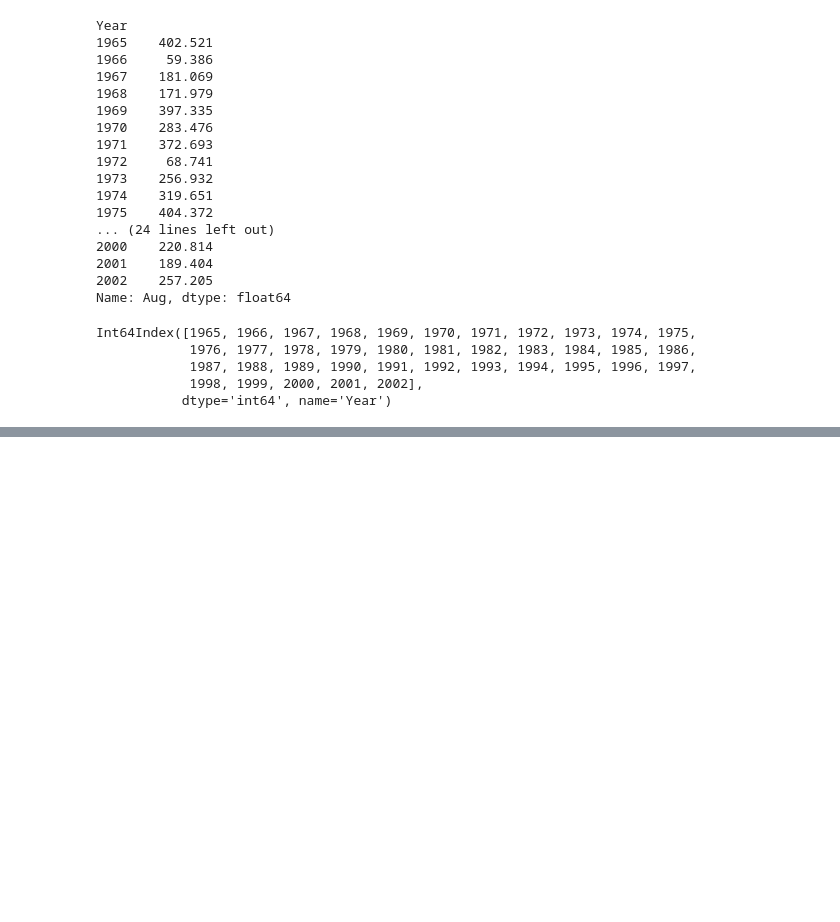
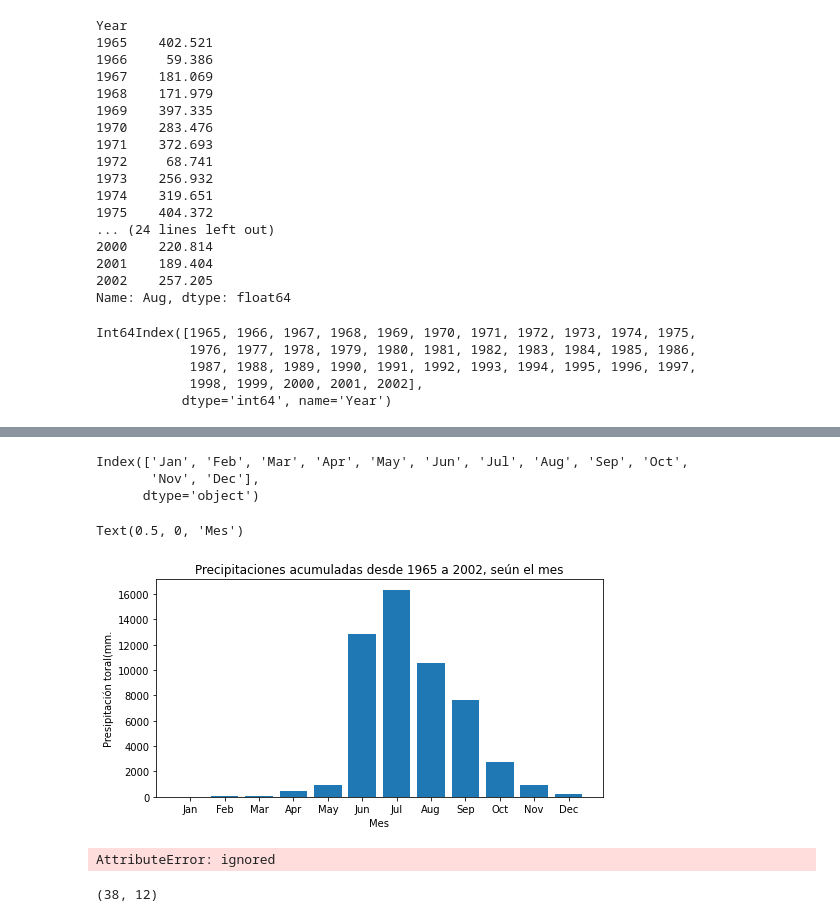
Before and after one commit to calosos/py_resumenes_codigos, a Jupyter notebook: Matplotlib.ipynb, the cells around one changed output, grey strips where cells are left out. Drawn from its saved outputs; the diff is of its cells as text; code cells hidden in the pictures; blank space fills up the shorter version.

```diff
--- a/Matplotlib.ipynb
+++ b/Matplotlib.ipynb
@@ -193,0 +205,3 @@ Int64Index([1965, 1966, 1967, 1968, 1969, 1970, 1971, 1972, 1973, 1974, 1975,
+# %%
+precipitaciones_acumuladas = df_rains.sum()
+precipitaciones_acumuladas
@@ -193,0 +222,26 @@ Int64Index([1965, 1966, 1967, 1968, 1969, 1970, 1971, 1972, 1973, 1974, 1975,
+# %%
+df_rains.columns
+# %% [output]
+Index(['Jan', 'Feb', 'Mar', 'Apr', 'May', 'Jun', 'Jul', 'Aug', 'Sep', 'Oct',
+       'Nov', 'Dec'],
+      dtype='object')
+# %%
+
+#Bars
+fig, ax =plt.subplots(figsize=(8,4))
+ax.bar(df_rains.columns,precipitaciones_acumuladas)
+ax.set_title('Precipitaciones acumuladas desde 1965 a 2002, seún el mes')
+ax.set_ylabel('Presipitación toral(mm.')
+ax.set_xlabel('Mes')
+# %% [output]
+Text(0.5, 0, 'Mes')
+[figure, added]
+# %%
+#Histograma
+df_rains.values
+# %% [output]
+AttributeError: ignored
+# %%
+df_rains.shape
+# %% [output]
+(38, 12)
```
Also changed, not shown: parts of 31 cells of this notebook.
